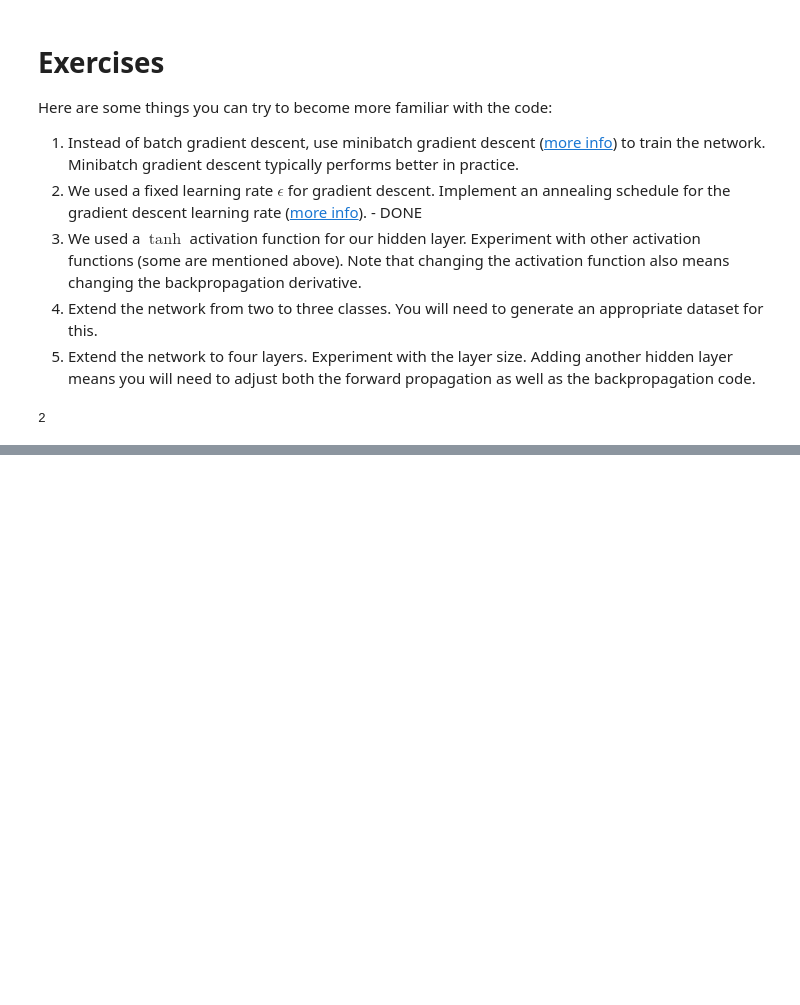
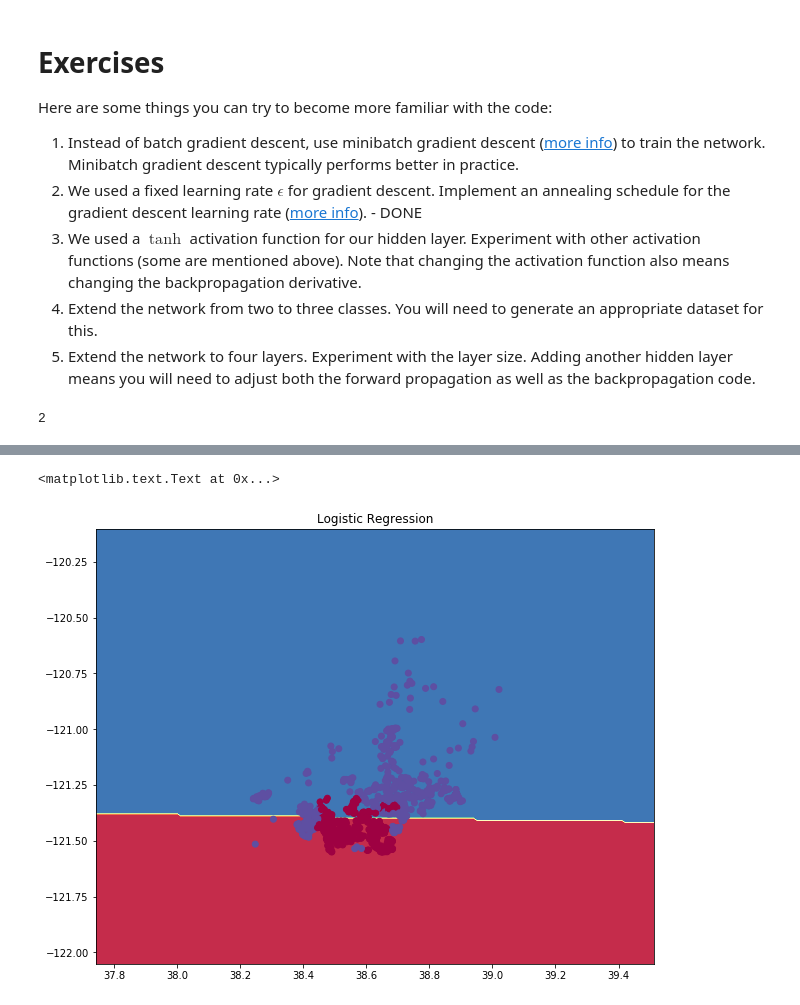
Before and after one commit to MattChubb/nn-from-scratch, a Jupyter notebook: nn-from-scratch.ipynb, the cells around one changed output, grey strips where cells are left out. Saved outputs shown, nothing was run; the diff lists cells and outputs as text; code cells hidden in the pictures; blank space fills up the shorter version.

```diff
--- a/nn-from-scratch.ipynb
+++ b/nn-from-scratch.ipynb
@@ -391,0 +422,10 @@ Loss after final iteration 99999: 2.2657125715761848 (epsilon: 0.0)
+# %%
+# Train the logistic regeression classifier
+clf = sklearn.linear_model.LogisticRegressionCV()
+clf.fit(X, y)
+# Plot the decision boundary
+plot_decision_boundary(lambda x: clf.predict(x), X, y)
+plt.title("Logistic Regression")
+# %% [output]
+<matplotlib.text.Text at 0x...>
+[figure, added]
```
Also changed, not shown: parts of 8 cells of this notebook.
